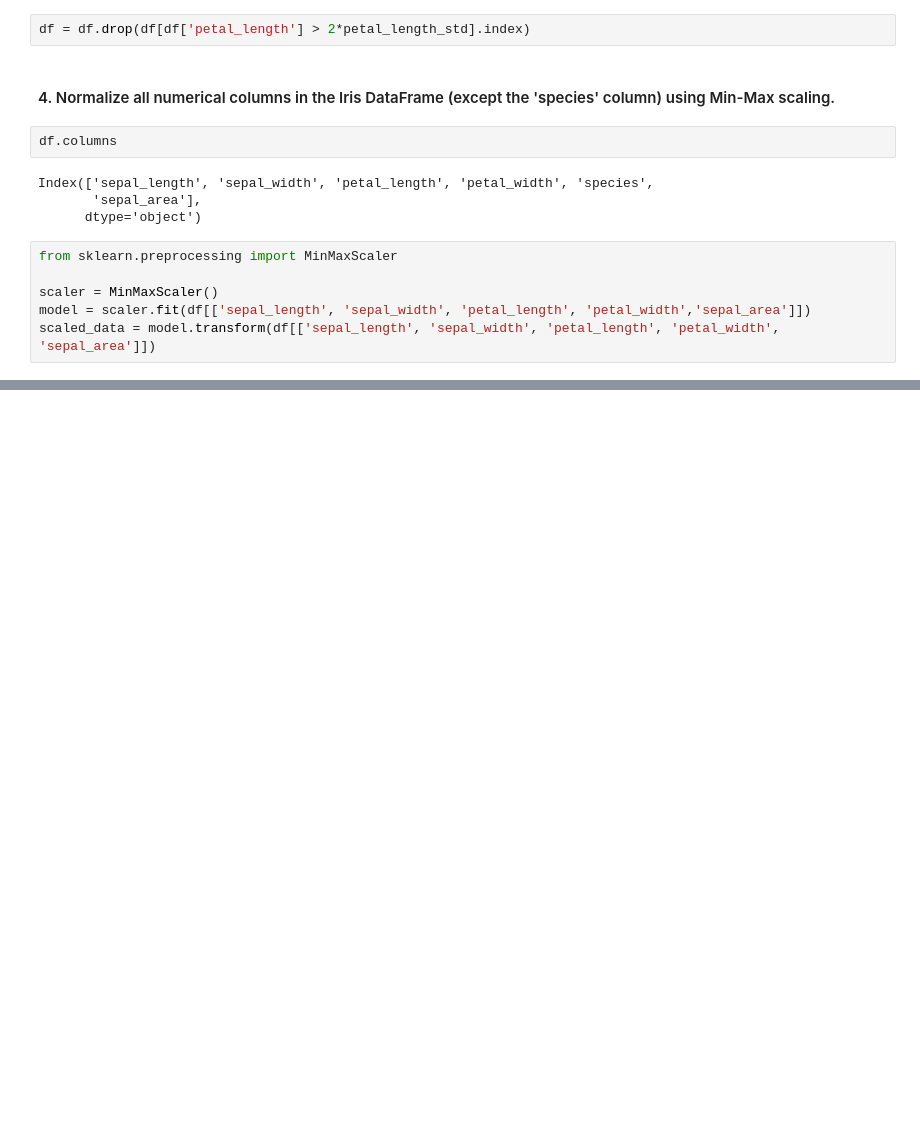
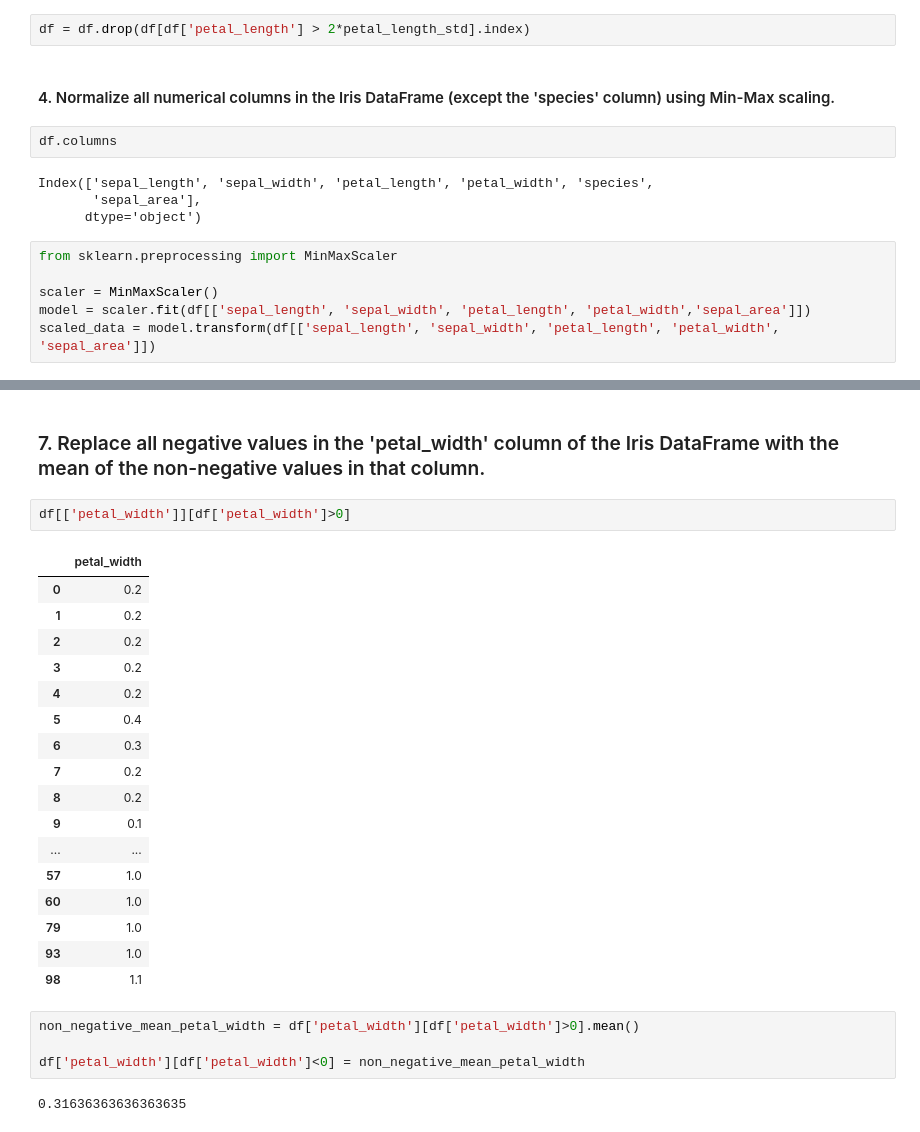
Before and after one commit to anuj-kumar-30/ML_pw, a Jupyter notebook: M20_lib_assignments.ipynb, the cells around one changed output, grey strips where cells are left out. Drawn from its saved outputs; the diff is of its cells as text; blank space fills up the shorter version.

```diff
--- a/M20_lib_assignments.ipynb
+++ b/M20_lib_assignments.ipynb
@@ -107,0 +130,28 @@ company
+# %% [markdown]
+### 7.  Replace all negative values in the 'petal_width' column of the Iris DataFrame with the mean of the non-negative values in that column.
+# %%
+df[['petal_width']][df['petal_width']>0]
+# %% [output]
+|  | petal_width |
+| 0 | 0.2 |
+| 1 | 0.2 |
+| 2 | 0.2 |
+| 3 | 0.2 |
+| 4 | 0.2 |
+| 5 | 0.4 |
+| 6 | 0.3 |
+| 7 | 0.2 |
+| 8 | 0.2 |
+| 9 | 0.1 |
+| ... | ... |
+| 57 | 1.0 |
+| 60 | 1.0 |
+| 79 | 1.0 |
+| 93 | 1.0 |
+| 98 | 1.1 |
+# %%
+non_negative_mean_petal_width = df['petal_width'][df['petal_width']>0].mean()
+
+df['petal_width'][df['petal_width']<0] = non_negative_mean_petal_width
+# %% [output]
+0.31636363636363635
```
Also changed, not shown: parts of 20 cells of this notebook, 1 other file.
